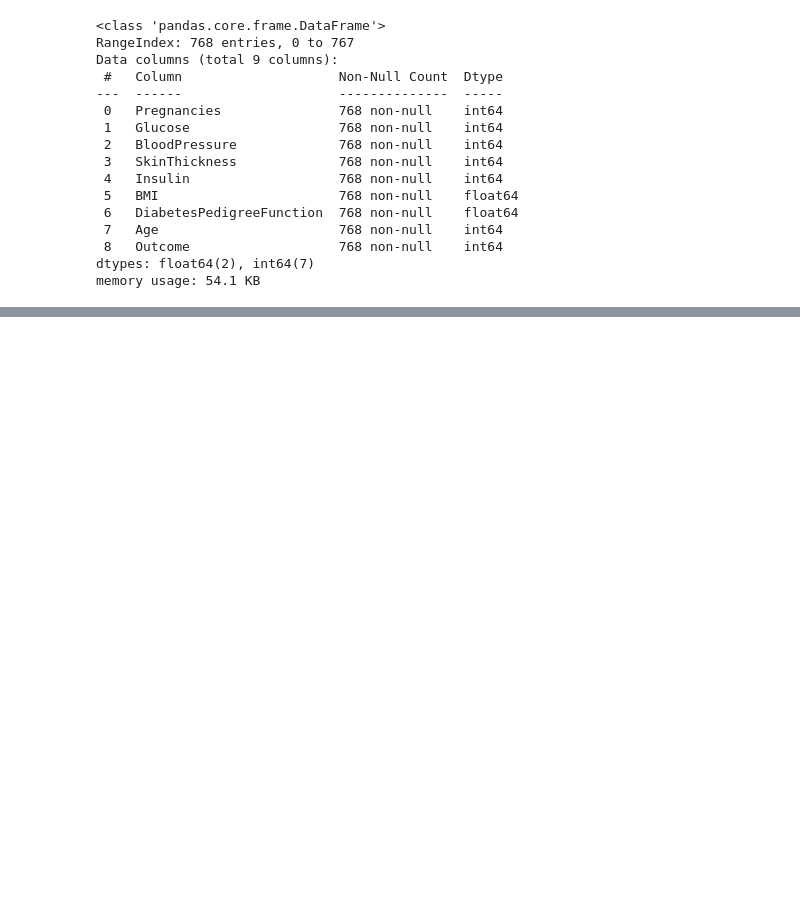
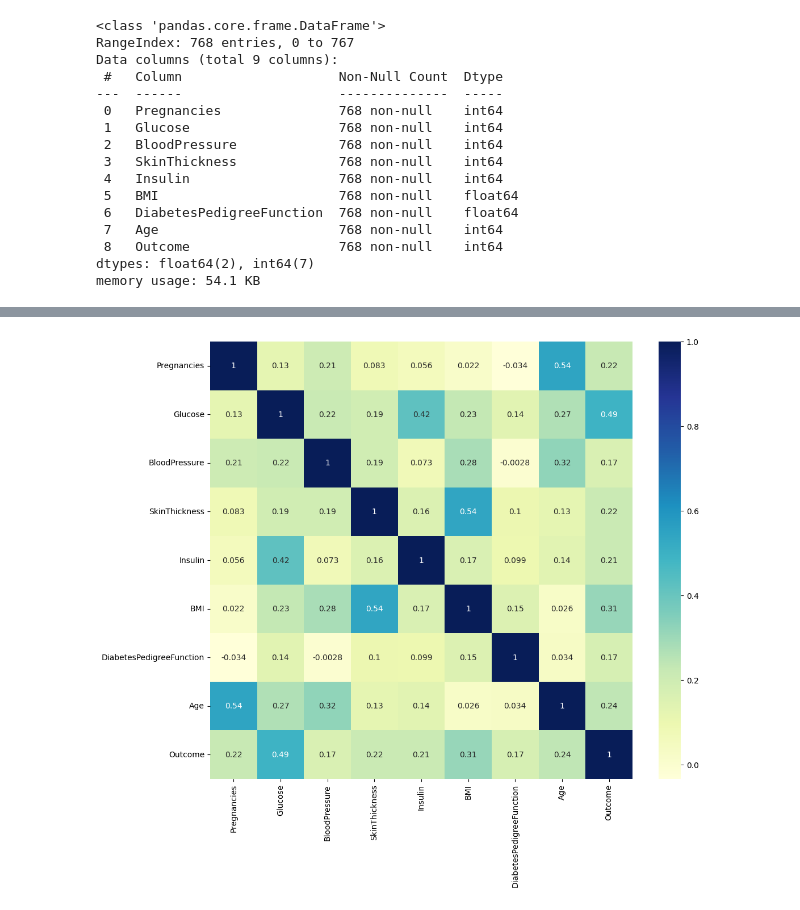
Before and after one commit to sabhashanki/Diabetes_Prediction, a Jupyter notebook: diabetes.ipynb, the cells around one changed output, grey strips where cells are left out. Drawn from its saved outputs; the diff is of its cells as text; code cells hidden in the pictures; blank space fills up the shorter version.

```diff
--- a/diabetes.ipynb
+++ b/diabetes.ipynb
@@ -37,0 +55,6 @@ memory usage: 54.1 KB
+# %%
+df.Glucose = np.where((df.Glucose == 0), np.nan, df.Glucose)
+df.BloodPressure = np.where((df.BloodPressure == 0), np.nan, df.BloodPressure)
+df.SkinThickness = np.where((df.SkinThickness == 0), np.nan, df.SkinThickness)
+df.Insulin = np.where((df.Insulin == 0), np.nan, df.Insulin)
+df.BMI = np.where((df.BMI == 0), np.nan, df.BMI)
@@ -37,0 +74,6 @@ memory usage: 54.1 KB
+# %%
+df.Glucose = df.Glucose.fillna(df.Glucose.mean())
+df.BloodPressure = df.BloodPressure.fillna(df.BloodPressure.mean())
+df.SkinThickness = df.SkinThickness.fillna(df.SkinThickness.mean())
+df.Insulin = df.Insulin.fillna(df.Insulin.mean())
+df.BMI = df.BMI.fillna(df.BMI.mean())
@@ -37,0 +93,6 @@ memory usage: 54.1 KB
+# %%
+plt.figure(figsize=(12,10))
+sns.heatmap(df.corr(), annot = True, cmap = "YlGnBu")
+plt.show()
+# %% [output]
+[figure, added]
```
Also changed, not shown: parts of 28 cells of this notebook, 1 other file.
